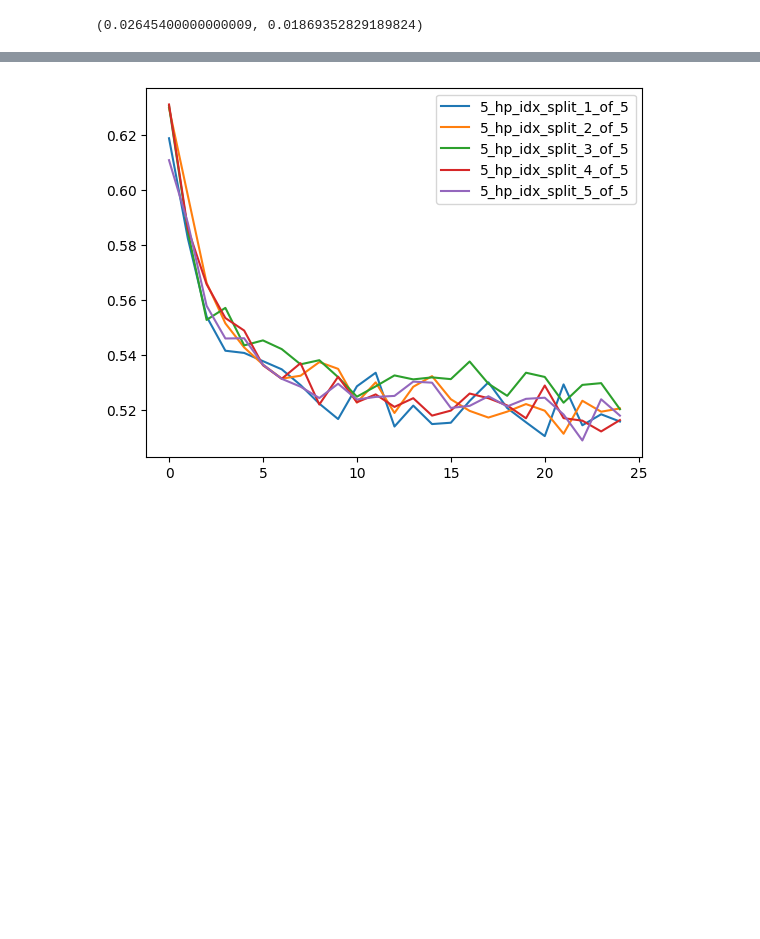
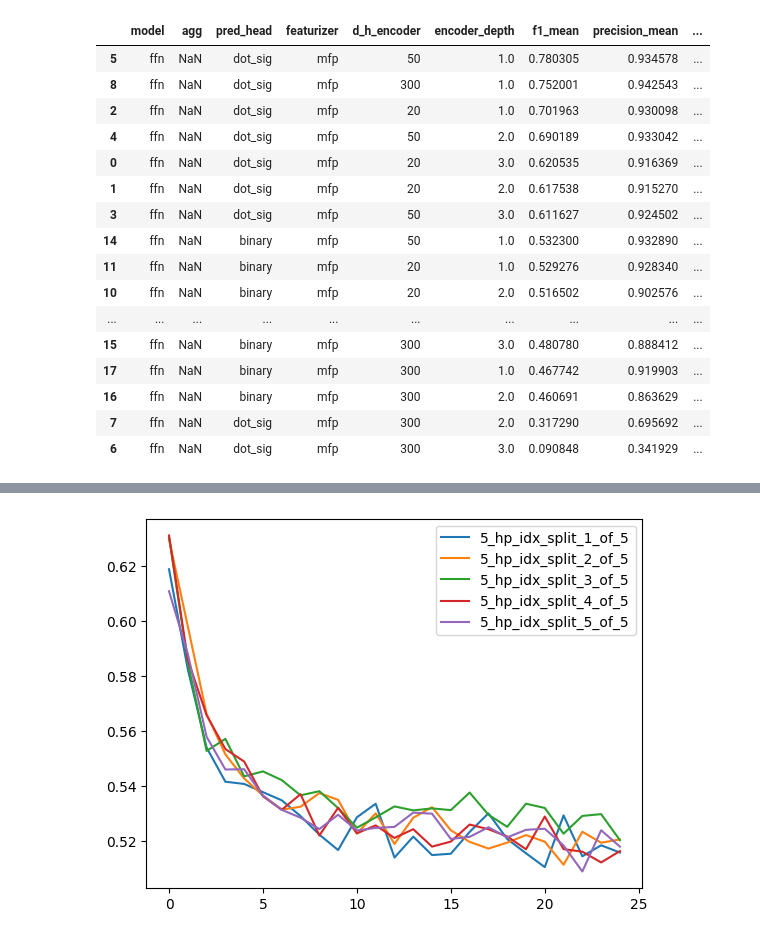
Before and after one commit to stefanpate/rcgnn, a Jupyter notebook: notebooks/rc_gnn_sprhea_figs.ipynb, the cells around one changed output, grey strips where cells are left out. Cells and saved outputs as stored; diff of their text form; code cells hidden in the pictures; blank space fills up the shorter version.

```diff
--- a/notebooks/rc_gnn_sprhea_figs.ipynb
+++ b/notebooks/rc_gnn_sprhea_figs.ipynb
@@ -126,4 +94,21 @@ display_res.loc[selector].sort_values(by=['f1_mean'], ascending=False)
-# %%
-0.885094- 0.85864, 0.0418 / np.sqrt(5)
-# %% [output]
-(0.02645400000000009, 0.01869352829189824)
+# %%
+selector = (display_res['model'] == 'ffn')
+display_res.loc[selector].sort_values(by=['f1_mean'], ascending=False)
+# %% [output]
+|  | model | agg | pred_head | featurizer | d_h_encoder | encoder_depth | f1_mean | precision_mean | ... |
+| 5 | ffn | NaN | dot_sig | mfp | 50 | 1.0 | 0.780305 | 0.934578 | ... |
+| 8 | ffn | NaN | dot_sig | mfp | 300 | 1.0 | 0.752001 | 0.942543 | ... |
+| 2 | ffn | NaN | dot_sig | mfp | 20 | 1.0 | 0.701963 | 0.930098 | ... |
+| 4 | ffn | NaN | dot_sig | mfp | 50 | 2.0 | 0.690189 | 0.933042 | ... |
+| 0 | ffn | NaN | dot_sig | mfp | 20 | 3.0 | 0.620535 | 0.916369 | ... |
+| 1 | ffn | NaN | dot_sig | mfp | 20 | 2.0 | 0.617538 | 0.915270 | ... |
+| 3 | ffn | NaN | dot_sig | mfp | 50 | 3.0 | 0.611627 | 0.924502 | ... |
+| 14 | ffn | NaN | binary | mfp | 50 | 1.0 | 0.532300 | 0.932890 | ... |
+| 11 | ffn | NaN | binary | mfp | 20 | 1.0 | 0.529276 | 0.928340 | ... |
+| 10 | ffn | NaN | binary | mfp | 20 | 2.0 | 0.516502 | 0.902576 | ... |
+| ... | ... | ... | ... | ... | ... | ... | ... | ... | ... |
+| 15 | ffn | NaN | binary | mfp | 300 | 3.0 | 0.480780 | 0.888412 | ... |
+| 17 | ffn | NaN | binary | mfp | 300 | 1.0 | 0.467742 | 0.919903 | ... |
+| 16 | ffn | NaN | binary | mfp | 300 | 2.0 | 0.460691 | 0.863629 | ... |
+| 7 | ffn | NaN | dot_sig | mfp | 300 | 2.0 | 0.317290 | 0.695692 | ... |
+| 6 | ffn | NaN | dot_sig | mfp | 300 | 3.0 | 0.090848 | 0.341929 | ... |
```
Also changed, not shown: parts of 15 cells of this notebook, 9 other files.
